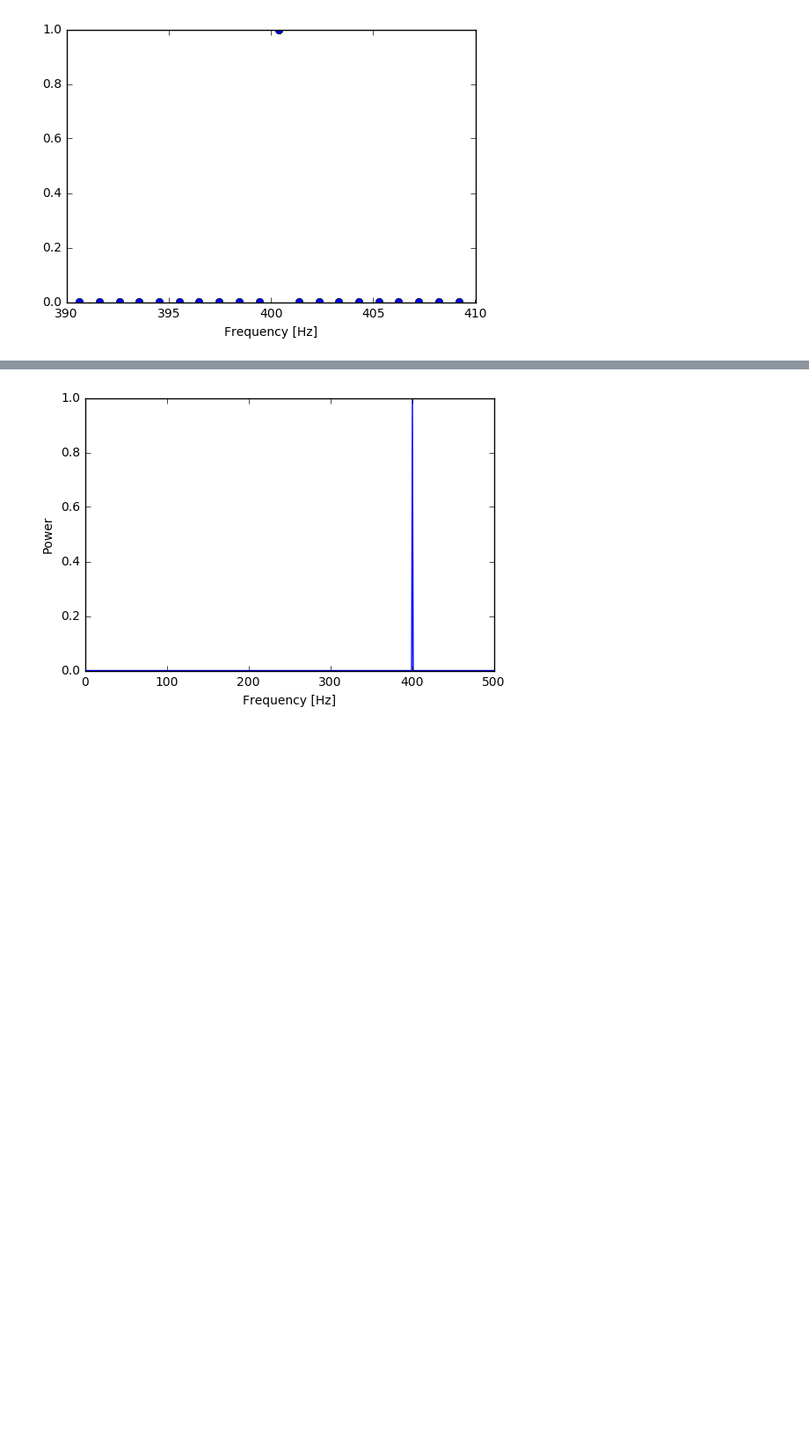
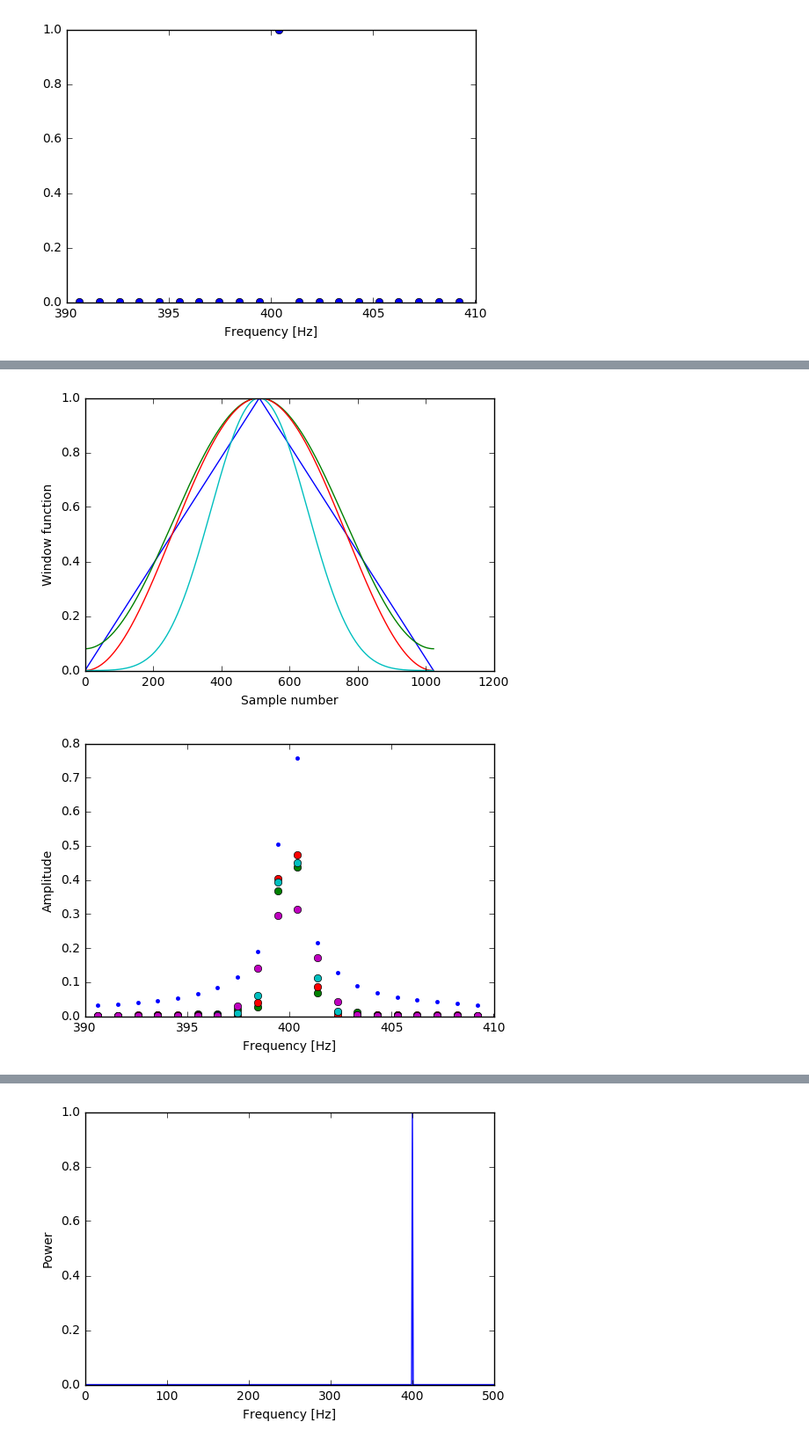
Before and after one commit to phys3112/intro, a Jupyter notebook: mcba7.ipynb, the cells around one changed output, grey strips where cells are left out. Shown at 88% size. Saved outputs shown, nothing was run; the diff lists cells and outputs as text; code cells hidden in the pictures; blank space fills up the shorter version.

```diff
--- a/mcba7.ipynb
+++ b/mcba7.ipynb
@@ -135,0 +146,49 @@ For many purposes it is more useful to plot the *power spectrum* rather than the
+# %%
+# Create the four window functions that numpy provides.
+# Use a beta of 14 for the Kaiser function.
+
+windowBartlett = np.bartlett(numSamples)
+windowHamming  = np.hamming(numSamples)
+windowHanning  = np.hanning(numSamples)
+windowKaiser   = np.kaiser(numSamples, 14)
+
+# Plot the window functions.
+
+plt.plot(windowBartlett)
+plt.plot(windowHamming)
+plt.plot(windowHanning)
+plt.plot(windowKaiser)
+plt.xlabel("Sample number")
+plt.ylabel("Window function")
+plt.show()
+
+# Generate our test data, at 400 Hz so we have a non-integral
+# number of wavelengths, and hence spectral leakage.
+
+freqHz = 400.0
+y = np.sin(2 * np.pi * freqHz * t)
+
+# Calculate the FFT for each window function (beginning
+# with the rectangular window).
+
+fft = np.fft.rfft(y) * 2 / numSamples
+fftBartlett = np.fft.rfft(y*windowBartlett) * 2 / numSamples
+fftHamming  = np.fft.rfft(y*windowHamming)  * 2 / numSamples
+fftHanning  = np.fft.rfft(y*windowHanning)  * 2 / numSamples
+fftKaiser   = np.fft.rfft(y*windowKaiser)   * 2 / numSamples
+
+# Plot all five FFTs, zooming in on the relevant
+# section near 400 Hz.
+
+plt.plot(f, abs(fft), '.')
+plt.plot(f, abs(fftBartlett), 'o')
+plt.plot(f, abs(fftHamming), 'o')
+plt.plot(f, abs(fftHanning), 'o')
+plt.plot(f, abs(fftKaiser), 'o')
+plt.xlim(390, 410)
+plt.xlabel("Frequency [Hz]")
+plt.ylabel("Amplitude")
+plt.show()
+# %% [output]
+[figure, added]
+[figure, added]
```
Also changed, not shown: parts of 8 cells of this notebook, 6 other files.
